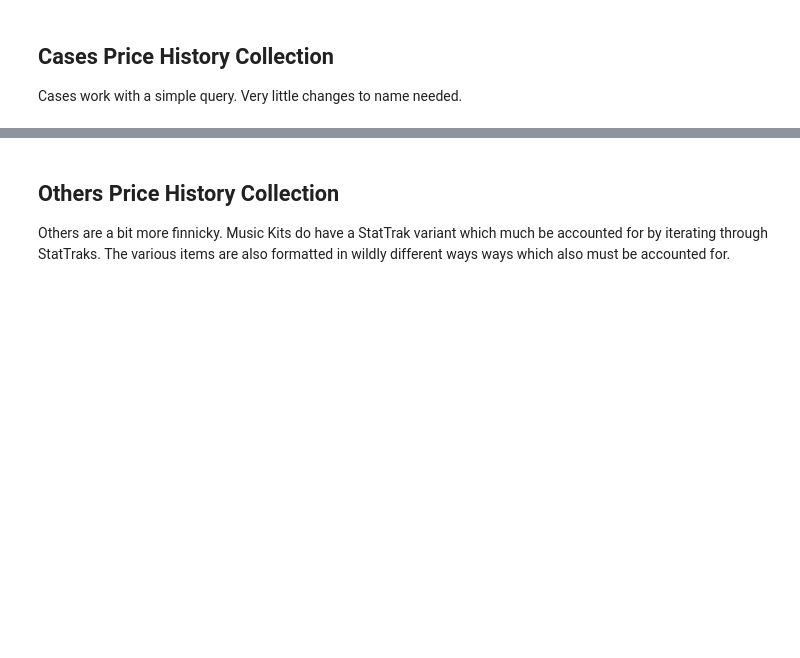
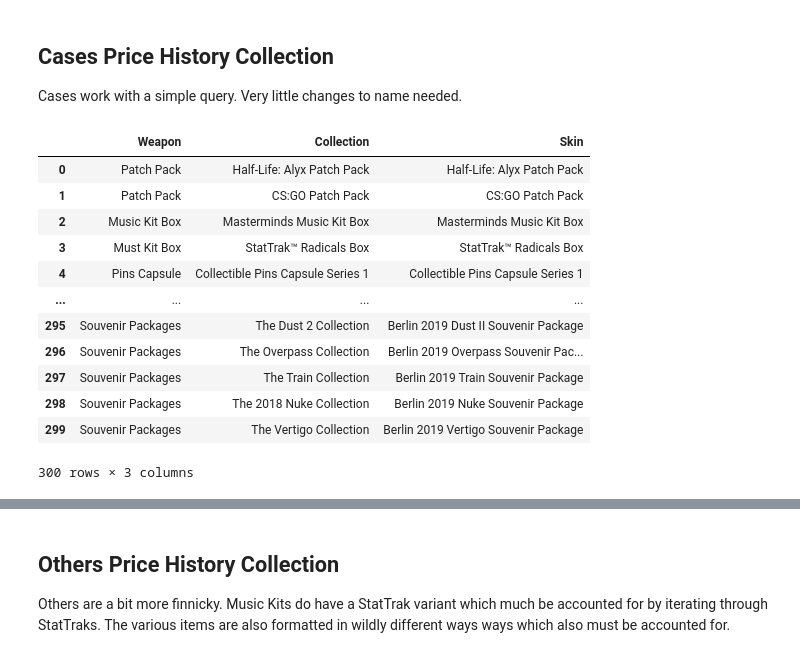
Before and after one commit to whuang37/csgo-market, a Jupyter notebook: get_market_history.ipynb, the cells around one changed output, grey strips where cells are left out. Drawn from its saved outputs; the diff is of its cells as text; code cells hidden in the pictures; blank space fills up the shorter version.

```diff
--- a/get_market_history.ipynb
+++ b/get_market_history.ipynb
@@ -261,9 +302,23 @@ if sticker_history != {}:
 
 Cases work with a simple query. Very little changes to name needed.
 # %%
-all_cases = pd.read_excel("items_list/cases_list.xlsx")
+all_cases = pd.read_excel("items_list/cases_list.xlsx", index_col = 0)
 
 all_cases
+# %% [output]
+|  | Weapon | Collection | Skin |
+| 0 | Patch Pack | Half-Life: Alyx Patch Pack | Half-Life: Alyx Patch Pack |
+| 1 | Patch Pack | CS:GO Patch Pack | CS:GO Patch Pack |
+| 2 | Music Kit Box | Masterminds Music Kit Box | Masterminds Music Kit Box |
+| 3 | Must Kit Box | StatTrak™ Radicals Box | StatTrak™ Radicals Box |
+| 4 | Pins Capsule | Collectible Pins Capsule Series 1 | Collectible Pins Capsule Series 1 |
+| ... | ... | ... | ... |
+| 295 | Souvenir Packages | The Dust 2 Collection | Berlin 2019 Dust II Souvenir Package |
+| 296 | Souvenir Packages | The Overpass Collection | Berlin 2019 Overpass Souvenir Pac... |
+| 297 | Souvenir Packages | The Train Collection | Berlin 2019 Train Souvenir Package |
+| 298 | Souvenir Packages | The 2018 Nuke Collection | Berlin 2019 Nuke Souvenir Package |
+| 299 | Souvenir Packages | The Vertigo Collection | Berlin 2019 Vertigo Souvenir Package |
+300 rows × 3 columns
 # %%
 def make_case_hash(skin):
     name = skin
```
Also changed, not shown: parts of 15 cells of this notebook, 2 other files.
